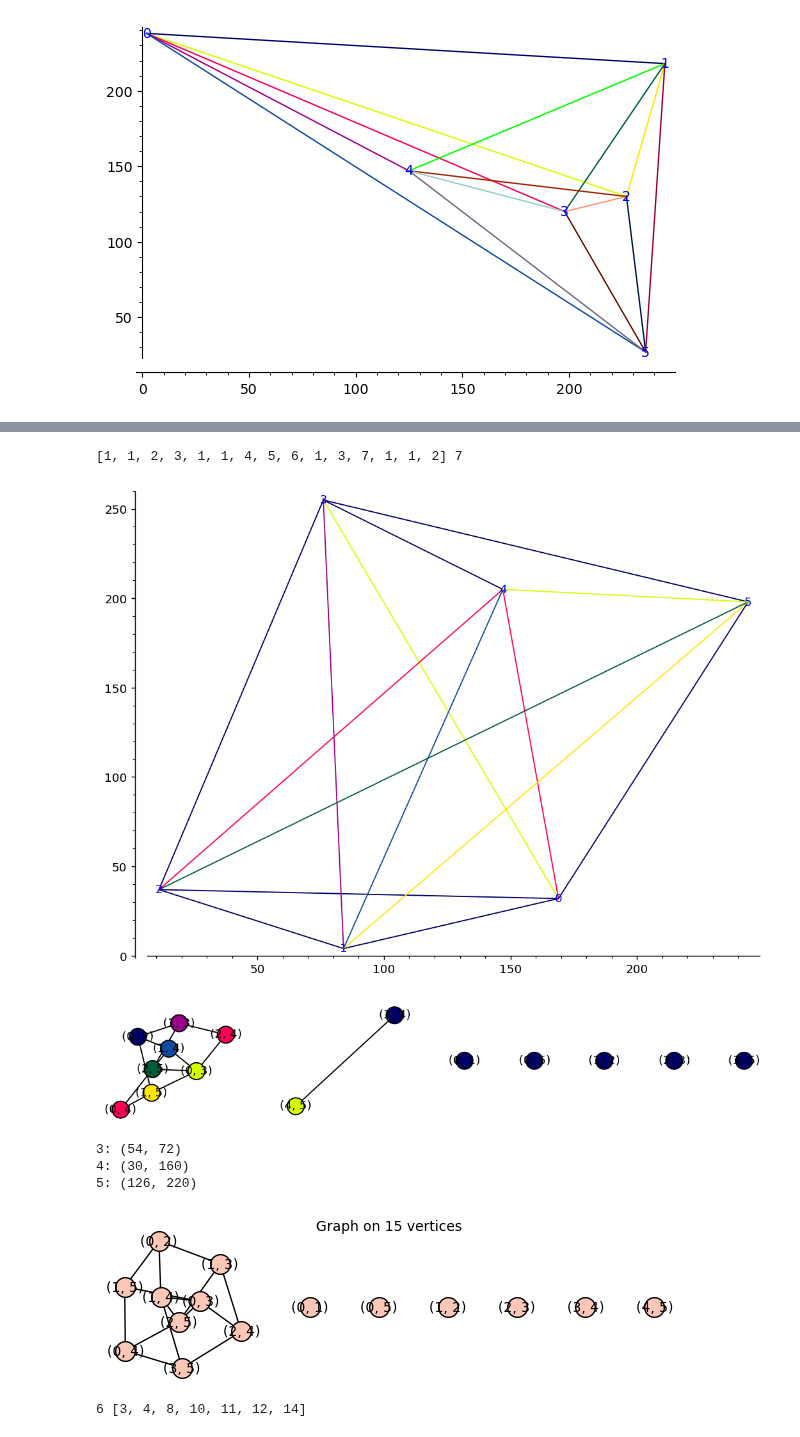
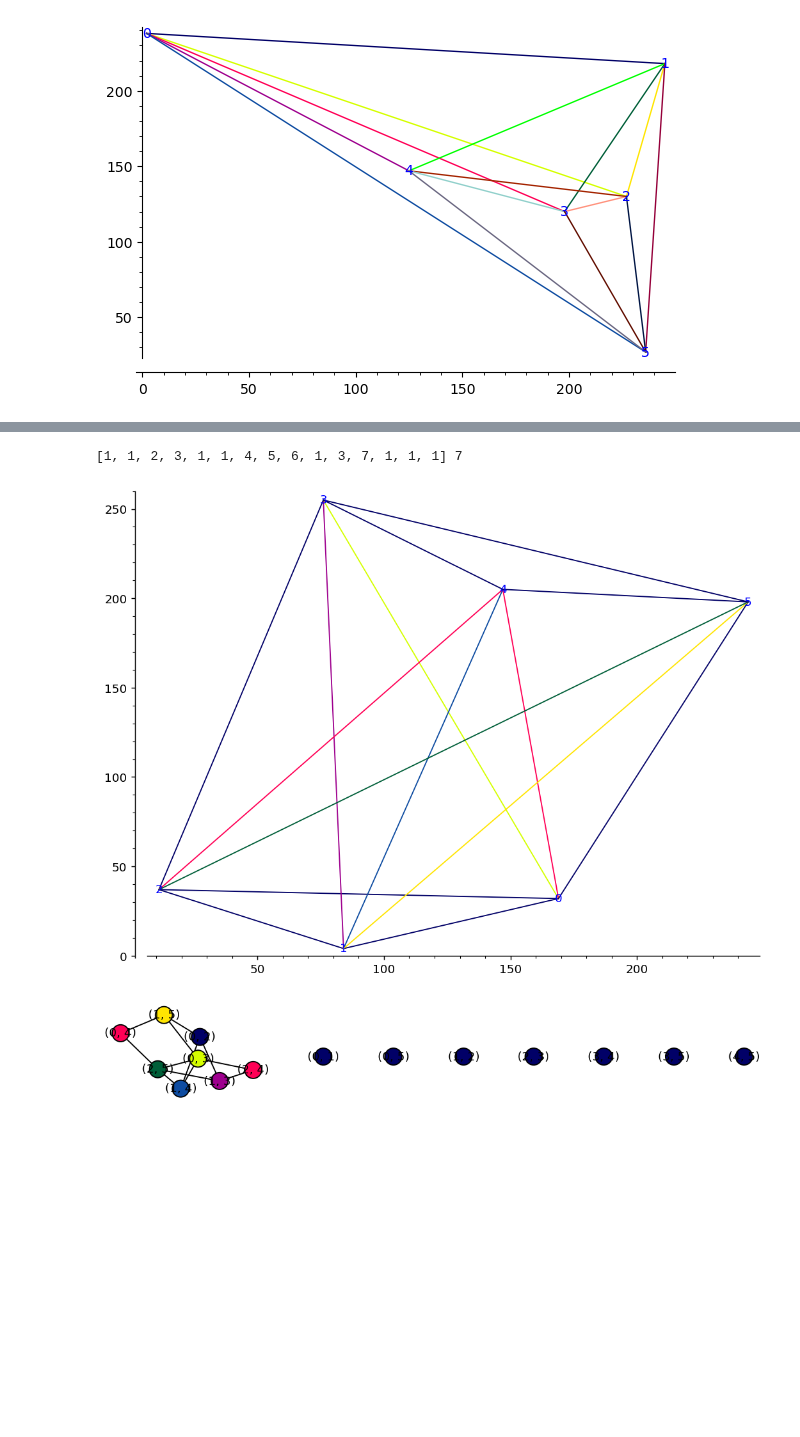
Before and after one commit to moeru1/geometric-colorings, a Jupyter notebook: Untitled.ipynb, the cells around one changed output, grey strips where cells are left out. Cells and saved outputs as stored; diff of their text form; code cells hidden in the pictures; blank space fills up the shorter version.

Commit message:
fix a criterio epp

```diff
--- a/Untitled.ipynb
+++ b/Untitled.ipynb
@@ -122,7 +123,11 @@ def ady_D(s1, s2, e1, e2):
 #criterio Epp(G)
 
 def ady_Epp(s1, s2, e1, e2):
+    #return (not ady_vertices(e1, e2)) and intersect(s1, s2)
     return intersect(s1, s2)
+
+def ady_Epp2(s1, s2, e1, e2):
+    return intersect(s1,s2) and (not ady_vertices(e1, e2))
 # %%
 #criterio W(G)
 
@@ -164,6 +169,9 @@ def D(V, E):
 def Epp(V, E):
     return T(V, E, ady_Epp)
 
+def Epp2(V, E):
+    return T(V, E, ady_Epp2)
+
 #grafica asociada T(V, E, ady) de la grafica G=(V,E) usando el criterio de adyacencia ady
 def T(V, E, ady):
     DG = Graph()
@@ -180,6 +188,8 @@ def T(V, E, ady):
             #print(s1, s2)
             #if intersect(s1, s2) or ady(E[i], E[j]):
             if ady(s1, s2, E[i], E[j]):
+                #print((E[i], E[j]))
+                #print((s1, s2))
                 DG.add_edge(E[i], E[j])
     return DG
 # %%
@@ -579,3 +591,10 @@ points_set = read_otypes(n)
 graph_list_Epp = map_A(n, points_set, Epp)
 #write_otypes_A(n, graph_list_Epp, prefix="epp_otypes")
 h_Epp, coloring6_Epp = read_colorings("Harmonious-coloring/results/epp_otypes0{0}.out".format(n))
+# %%
+#criterio Epp2
+
+points_set = read_otypes(n)
+graph_list_Epp2 = map_A(n, points_set, Epp2)
+#write_otypes_A(n, graph_list_Epp2, prefix="epp_otypes2_r", order_i = reversed(range(len(graph_list_Epp))))
+h_Epp2, coloring6_Epp2 = read_colorings("Harmonious-coloring/results/epp_otypes20{0}.out".format(n))
@@ -582,31 +664,18 @@ h_Epp, coloring6_Epp = read_colorings("Harmonious-coloring/results/epp_otypes0{0
 # %%
-k = 1
-p = draw_points(points_set[k], coloring6_Epp[k])
-print(coloring6_Epp[k], h_Epp[k])
-p.show(figsize=[8,6],dpi=133)
-draw_coloring(graph_list_Epp[k], coloring6_Epp[k]).plot(figsize=[8,6], dpi=133)
+#draw criterio Epp
+#k = 11
+#p = draw_points(points_set[k], coloring6_Epp[k])
+#print(coloring6_Epp[k], h_Epp[k])
+#p.show(figsize=[8,6],dpi=133)
+#draw_coloring(graph_list_Epp[k], coloring6_Epp[k]).plot(figsize=[8,6], dpi=133)
-# %% [output]
-[1, 1, 2, 3, 1, 1, 4, 5, 6, 1, 3, 7, 1, 1, 2] 7
-[figure, removed]
-[figure, removed]
-# %%
-a = points_set[k][3]
-b = a
-c = points_set[k][4]
-d = points_set[k][5]
-print("{}: {}".format(3, a))
-print("{}: {}".format(4, c))
-print("{}: {}".format(5, d))
-ccw(a,c,d) != ccw(b,c,d) and ccw(a,b,c) != ccw(a,b,d)
-graph_list_Epp[k]
-# %% [output]
-3: (54, 72)
-4: (30, 160)
-5: (126, 220)
-[figure, removed]
-# %%
-min_h= min(h_Epp)
-min_col = [i for i, v in enumerate(h_Epp) if v == min_h]
-print(min_h, min_col)
-# %% [output]
-6 [3, 4, 8, 10, 11, 12, 14]
+# %%
+#draw criterio Epp2
+k = 1
+p = draw_points(points_set[k], coloring6_Epp2[k])
+print(coloring6_Epp2[k], h_Epp2[k])
+p.show(figsize=[8,6],dpi=133)
+draw_coloring(graph_list_Epp2[k], coloring6_Epp2[k]).plot(figsize=[8,6], dpi=133)
+# %% [output]
+[1, 1, 2, 3, 1, 1, 4, 5, 6, 1, 3, 7, 1, 1, 1] 7
+[figure, added]
+[figure, added]
```
Also changed, not shown: parts of 11 cells of this notebook, 17 other files.
